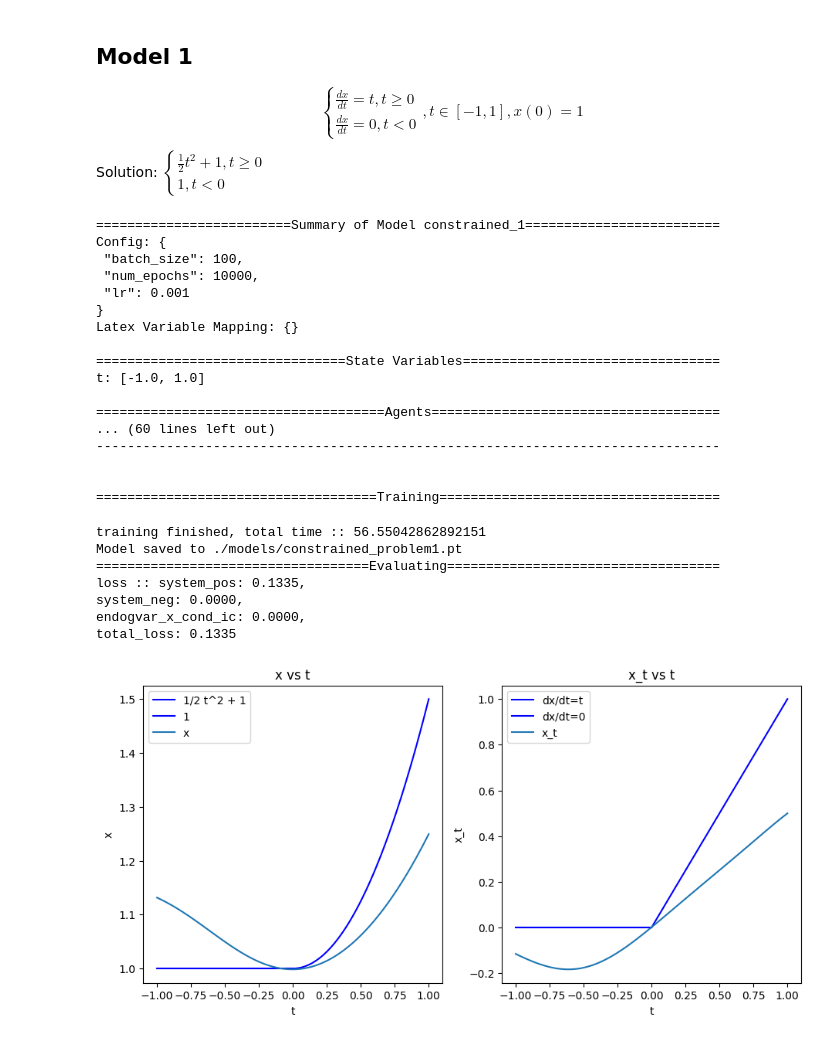
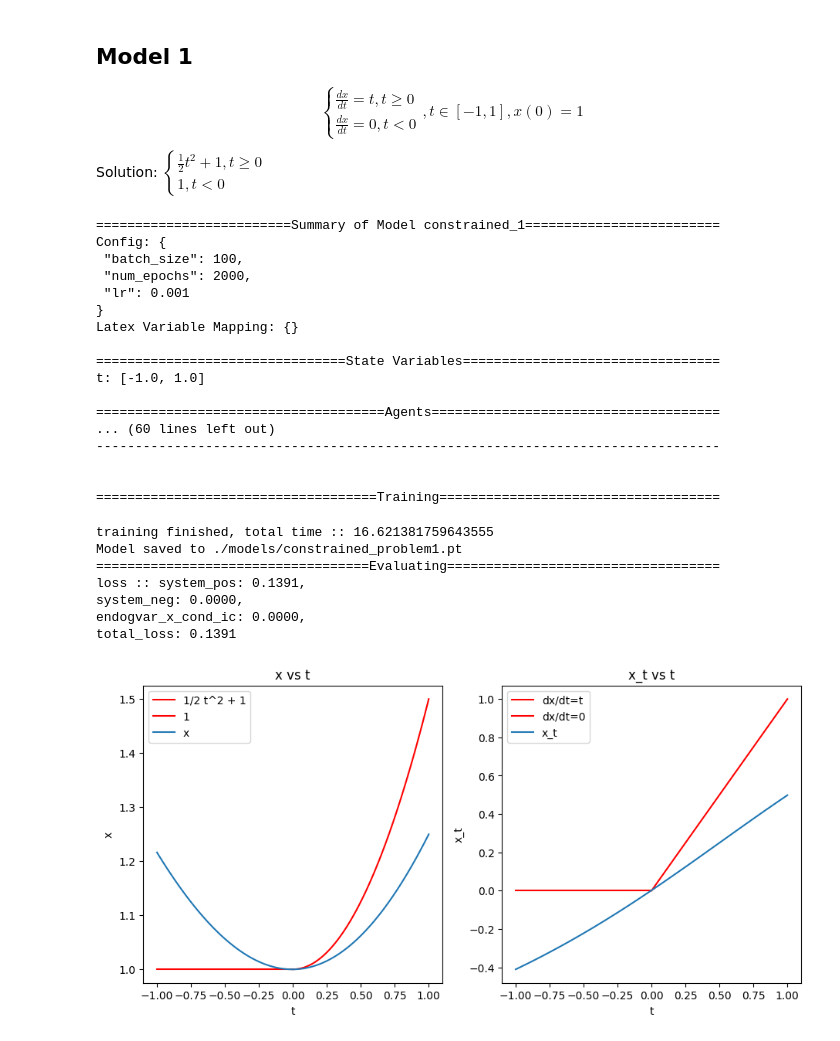
Before and after one commit to rotmanfinhub/deep-macrofin, a Jupyter notebook: examples/basic_examples/constraint_system.ipynb, the cells around one changed output. Drawn from its saved outputs; the diff is of its cells as text; code cells hidden in the pictures.

```diff
--- a/examples/basic_examples/constraint_system.ipynb
+++ b/examples/basic_examples/constraint_system.ipynb
@@ -11,9 +11,15 @@ $$\begin{cases}\frac{dx}{dt} = t, t\geq 0 \\ \frac{dx}{dt} = 0, t < 0\end{cases}
 
 Solution: $\begin{cases}\frac{1}{2}t^2+1, t\geq 0\\ 1, t<0\end{cases}$
 # %%
-constrained_problem = PDEModel("constrained_1", {"num_epochs": 10000})
+constrained_problem = PDEModel("constrained_1", {"num_epochs": 2000})
 constrained_problem.set_state(["t"], {"t": [-1., 1.]})
-constrained_problem.add_endog("x")
+constrained_problem.add_endog("x", config={
+    "device": "cuda" if torch.cuda.is_available() else "cpu",
+    "hidden_units": [50, 50, 50],
+    "activation_type": ActivationType.SiLU,
+    "positive": False,
+    "derivative_order": 2,
+})
 sys = System([Constraint("t", Comparator.GEQ, "0", label="pos")], "pos")
 sys.add_endog_equation("x_t=t")
 sys2 = System([Constraint("t", Comparator.LT, "0", label="neg")], "neg")
@@ -36,7 +42,7 @@ else:
 =========================Summary of Model constrained_1=========================
 Config: {
  "batch_size": 100,
- "num_epochs": 10000,
+ "num_epochs": 2000,
  "lr": 0.001
 }
 Latex Variable Mapping: {}
@@ -50,25 +56,25 @@ t: [-1.0, 1.0]
 
 
 ====================================Training====================================
-training finished, total time :: 56.55042862892151
+training finished, total time :: 16.621381759643555
 Model saved to ./models/constrained_problem1.pt
 ===================================Evaluating===================================
-loss :: system_pos: 0.1335,
+loss :: system_pos: 0.1391,
 system_neg: 0.0000,
 endogvar_x_cond_ic: 0.0000,
-total_loss: 0.1335
+total_loss: 0.1391
 # %%
 fig, ax = plt.subplots(1, 2, figsize=(11, 5))
 t = np.linspace(-1, 1)
 t_pos = np.linspace(0, 1)
 t_neg = np.linspace(-1, 0)
-ax[0].plot(t_pos, 0.5 * t_pos**2 + 1, label="1/2 t^2 + 1", color="blue")
-ax[0].plot(t_neg, np.ones_like(t_neg), label="1", color="blue")
-ax[1].plot(t_pos, t_pos, label="dx/dt=t", color="blue")
-ax[1].plot(t_neg, np.zeros_like(t_neg), label="dx/dt=0", color="blue")
+ax[0].plot(t_pos, 0.5 * t_pos**2 + 1, label="1/2 t^2 + 1", color="red")
+ax[0].plot(t_neg, np.ones_like(t_neg), label="1", color="red")
+ax[1].plot(t_pos, t_pos, label="dx/dt=t", color="red")
+ax[1].plot(t_neg, np.zeros_like(t_neg), label="dx/dt=0", color="red")
 constrained_problem.endog_vars["x"].plot("x", {"t": [-1, 1]}, ax=ax[0])
 constrained_problem.endog_vars["x"].plot("x_t", {"t": [-1, 1]}, ax=ax[1])
 plt.subplots_adjust()
 plt.show()
 # %% [output]
-[figure, old version]
+[figure, new version]
```
Also changed, not shown: 10 other files.
